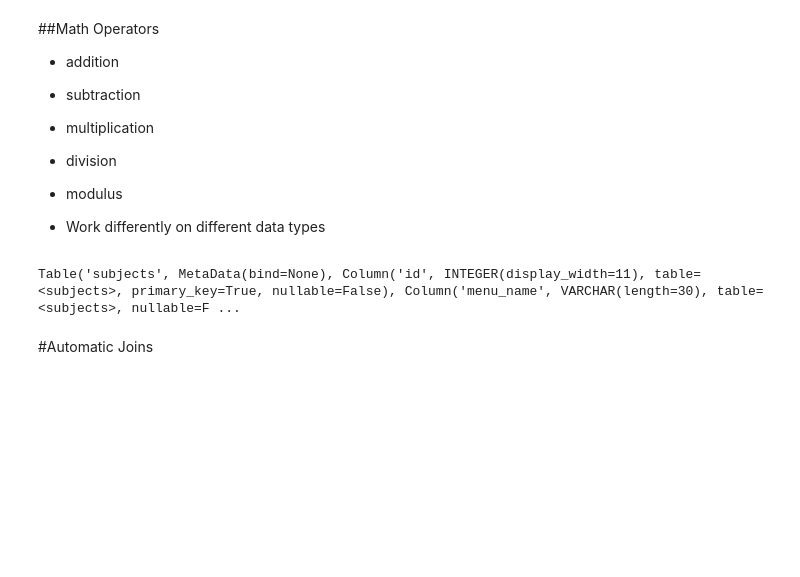
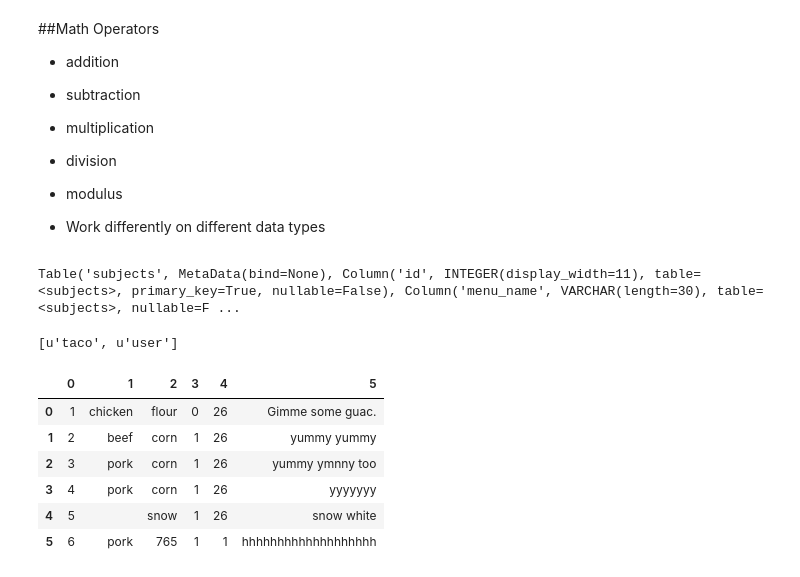
Before and after one commit to cautree/sqlAlchemy_python, a Jupyter notebook: more_python_all.ipynb, the cells around one changed output. Cells and saved outputs as stored; diff of their text form; code cells hidden in the pictures; blank space fills up the shorter version.

Commit message:
pandas and sql

```diff
--- a/more_python_all.ipynb
+++ b/more_python_all.ipynb
@@ -512,5 +513,24 @@ autoload_with=engine)
 print(repr(subjects))
 # %% [output]
 Table('subjects', MetaData(bind=None), Column('id', INTEGER(display_width=11), table=<subjects>, primary_key=True, nullable=False), Column('menu_name', VARCHAR(length=30), table=<subjects>, nullable=F ...
-# %% [markdown]
-#Automatic Joins
+# %%
+from sqlalchemy import create_engine
+import pandas as pd
+engine = create_engine('mysql+mysqldb://yanyan:2188@localhost/taco')
+con = engine.connect()
+
+print(engine.table_names())
+# %% [output]
+[u'taco', u'user']
+# %%
+rs = con.execute("SELECT * FROM taco")
+df = pd.DataFrame(rs.fetchall())
+df
+# %% [output]
+|  | 0 | 1 | 2 | 3 | 4 | 5 |
+| 0 | 1 | chicken | flour | 0 | 26 | Gimme some guac. |
+| 1 | 2 | beef | corn | 1 | 26 | yummy yummy |
+| 2 | 3 | pork | corn | 1 | 26 | yummy ymnny too |
+| 3 | 4 | pork | corn | 1 | 26 | yyyyyyy |
+| 4 | 5 |  | snow | 1 | 26 | snow white |
+| 5 | 6 | pork | 765 | 1 | 1 | hhhhhhhhhhhhhhhhhhh |
```
Also changed, not shown: parts of 8 cells of this notebook.
